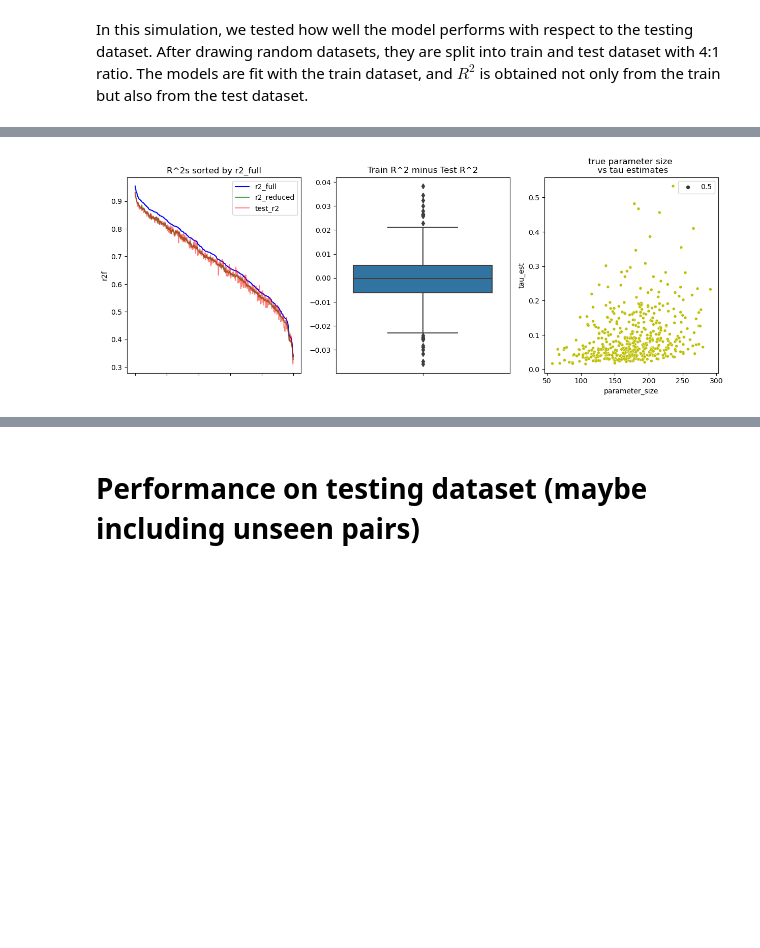
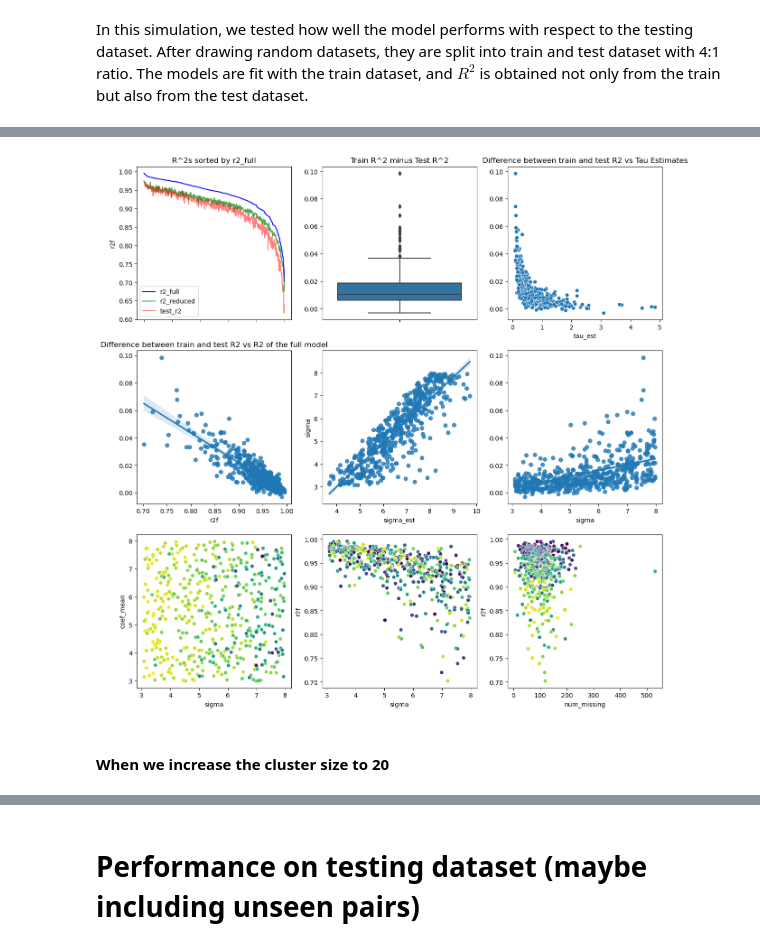
Before and after one commit to leeparkuky/Dissertation, a Jupyter notebook: 4. Clustering.ipynb, the cells around one changed output, grey strips where cells are left out. Drawn from its saved outputs; the diff is of its cells as text; code cells hidden in the pictures; blank space fills up the shorter version.

```diff
--- a/4. Clustering.ipynb
+++ b/4. Clustering.ipynb
@@ -43,8 +46,8 @@ res = Parallel(n_jobs = -1, verbose = 1)(
 # %%
-columns = ['rsq','tau','tau_lb', 'num_segments', 'rsq_full', 'sample', 'true_segment']
-test_result = res[0]
+columns = ['MSE','rsq','tau','tau_lb', 'num_segments', 'rsq_full', 'sample', 'true_segment']
+test_result = res[0][0]
 for i in range(1, 10):
-    test_result = test_result + res[i]
+    test_result = test_result + res[i][0]
 result = pd.DataFrame(test_result, columns = columns)
 # %%
 result.true_segment.unique()
@@ -75,13 +78,14 @@ In this simulation, we tested how well the model performs with respect to the te
 # %%
 from sklearn.model_selection import train_test_split
 # %%
-def sim(p, n):
+def sim(p, n, cluster_size):
     rg = RandomGenerator(p, n, order_by = 'var', use_dask = False, verbose= False)
     X = rg._X.loc[:,rg._X.columns.str.contains('X')].apply(convert_to_int, axis = 1).to_numpy().reshape(-1,1)
     y = rg()['y'].to_numpy().reshape(-1,1)
     X_train, X_test, y_train, y_test = train_test_split(X, y, test_size =  .20)
-    cluster = ClusteredSegmentation(n_clusters = 10)
-    cluster.fit(X, y)
+    cluster = ClusteredSegmentation(n_clusters = cluster_size)
+    cluster.fit(X_train, y_train)
+    num_missing = 2**10 - cluster.full_to_reduced.shape[0]
     tau = cluster.tau_metric
     y_pred_exist = []
     y_test_exist = []
@@ -92,11 +96,12 @@ def sim(p, n):
         except:
             pass
     test_r2 = r2_score(y_test_exist, y_pred = y_pred_exist)
-    return rg.config.parameter_size, tau.r_sqf, tau.r_sqr, tau.tau_est, test_r2
+    mse = cluster.MSE
+    return rg.config.parameter_size, tau.r_sqf, tau.r_sqr, tau.tau_est, test_r2, rg.config.sigma, np.sqrt(mse), rg.config.coefficient_generator_config['mean'], rg.config.coefficient_generator_config['error'], num_missing
 # %%
 from joblib import Parallel, delayed
 res = Parallel(n_jobs = -1, verbose = 1)(
-    delayed(sim)(p = 10, n = 12_500) for i in range(500)
+    delayed(sim)(p = 10, n = 12_500, cluster_size = 10) for i in range(500)
 )
 # %% [output]
 [Parallel(n_jobs=-1)]: Using backend LokyBackend with 10 concurrent workers.
@@ -107,2 +112,4 @@ res = Parallel(n_jobs = -1, verbose = 1)(
 # %%
-result = pd.DataFrame(res, columns = ['parameter_size','r2f','r2r','tau_est','test_r2'])
+result = pd.DataFrame(res, columns = ['parameter_size','r2f','r2r','tau_est','test_r2', 'sigma', 'sigma_est', 'coef_mean','coef_error', 'num_missing'])
+
+result = result.sort_values('r2f', ascending=False).reset_index(drop = True)
@@ -111,15 +116,27 @@ result = result.sort_values('r2f', ascending=False).reset_index(drop = True)
 # %%
-fig, (ax1, ax2, ax3) = plt.subplots(1, 3, figsize = (15, 5))
+fig, ((ax1, ax2, ax3), (ax4, ax5, ax6), (ax7, ax8, ax9)) = plt.subplots(3, 3, figsize = (15, 15))
 sns.lineplot(data = result, x = result.index, y = 'r2f', color = 'blue', ax = ax1, label = 'r2_full')
 sns.lineplot(data = result, x = result.index, y = 'r2r', color = 'green', alpha = .7, ax = ax1, label = 'r2_reduced')
 sns.lineplot(data = result, x = result.index, y = 'test_r2', color = 'red', alpha = .5, ax = ax1, label= 'test_r2')
 sns.boxplot(y = result.r2r - result.test_r2, ax = ax2)
-sns.scatterplot(data = result, x = 'parameter_size', y = 'tau_est', size = .5, color = 'y', ax = ax3)
+# sns.scatterplot(data = result, x = 'parameter_size', y = 'tau_est', size = .5, color = 'y', ax = ax3)
+sns.scatterplot(data = result, x = 'tau_est', y = result.r2r - result.test_r2, ax = ax3)
+sns.regplot(data = result, x = 'r2f', y = result.r2r - result.test_r2, ax = ax4)
+# sns.regplot(data = result, x = 'sigma', y = 'r2f', ax = ax5)
+sns.regplot(data = result, x = 'sigma_est', y = 'sigma', ax = ax5)
+sns.regplot(data = result, x = 'sigma', y = result.r2r - result.test_r2, ax = ax6)
+
+sns.scatterplot(data = result, x = 'sigma',y = 'coef_mean', c = result.r2f, ax = ax7)
+sns.scatterplot(data = result, x = 'sigma',y = 'r2f', c = result.coef_mean, ax = ax8)
+sns.scatterplot(data = result, x = 'num_missing',y = 'r2f', c = result.sigma, ax = ax9)
 ax1.set_xticklabels("")
 ax1.legend()
 ax1.set_title('R^2s sorted by r2_full')
 ax2.set_title('Train R^2 minus Test R^2')
-ax3.set_title("true parameter size \n vs tau estimates")
+ax3.set_title("Difference between train and test R2 vs Tau Estimates")
+ax4.set_title("Difference between train and test R2 vs R2 of the full model")
 plt.show()
 # %% [output]
-[figure, old version]
+[figure, new version]
+# %% [markdown]
+#### When we increase the cluster size to 20
```
Also changed, not shown: parts of 65 cells of this notebook, 9 other files.
